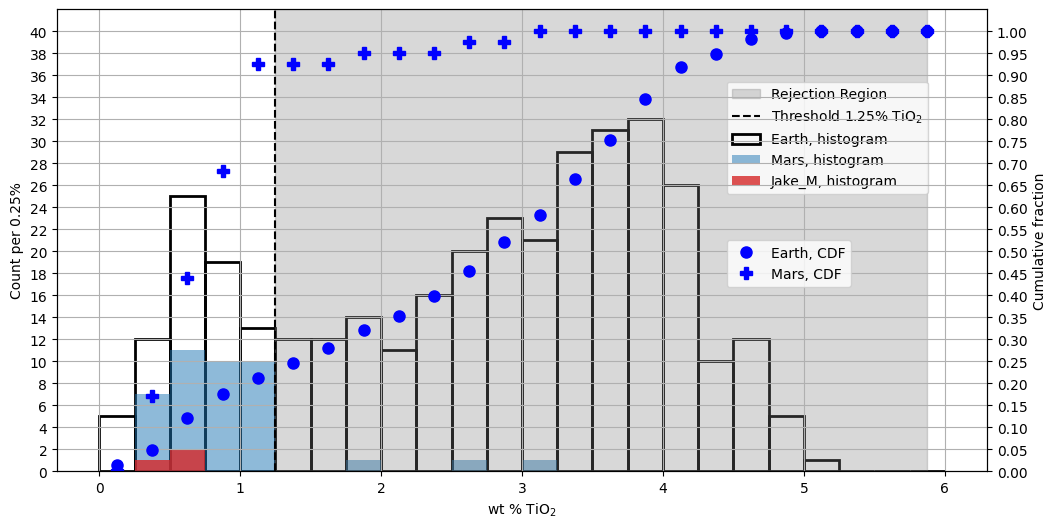
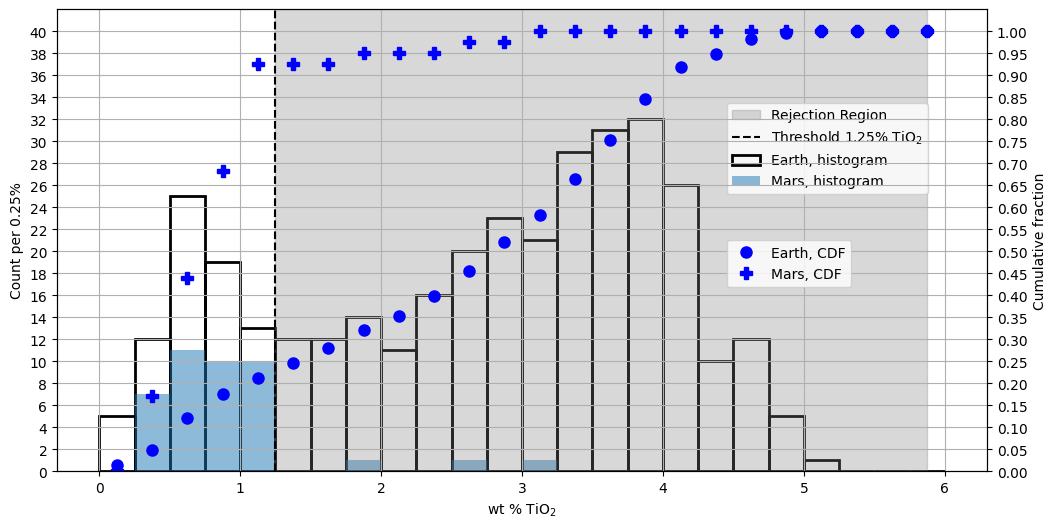
The change to this notebook cell's code, shown as a diff; its figure went from the first image to the second:
--- before
+++ after
@@ -5,4 +5,5 @@
 plot_cdf = True               # If True, plots cumulative distribution functions
 plot_rejection_region = True  # If True, shades the rejection region (TiO2 > 1.25%)
+plot_jake_m = False             # If True, includes Jake_M data in the plot
 
 # Create bin edges for TiO2 weight percentages (0.125% to 5.875% in 24 steps)
@@ -33,6 +34,7 @@
 ax1.bar(titanium_bins, mars_data, width=0.25, alpha=0.5, 
         label='Mars, histogram', color='tab:blue')
-ax1.bar(titanium_bins, jake_m_data, width=0.25, alpha=0.8, 
-        label='Jake_M, histogram', color='tab:red')
+if plot_jake_m:
+    ax1.bar(titanium_bins, jake_m_data, width=0.25, alpha=0.8, 
+            label='Jake_M, histogram', color='tab:red')
 
 # Configure primary y-axis (histogram counts)

Commit: 2026 Delivery Changes